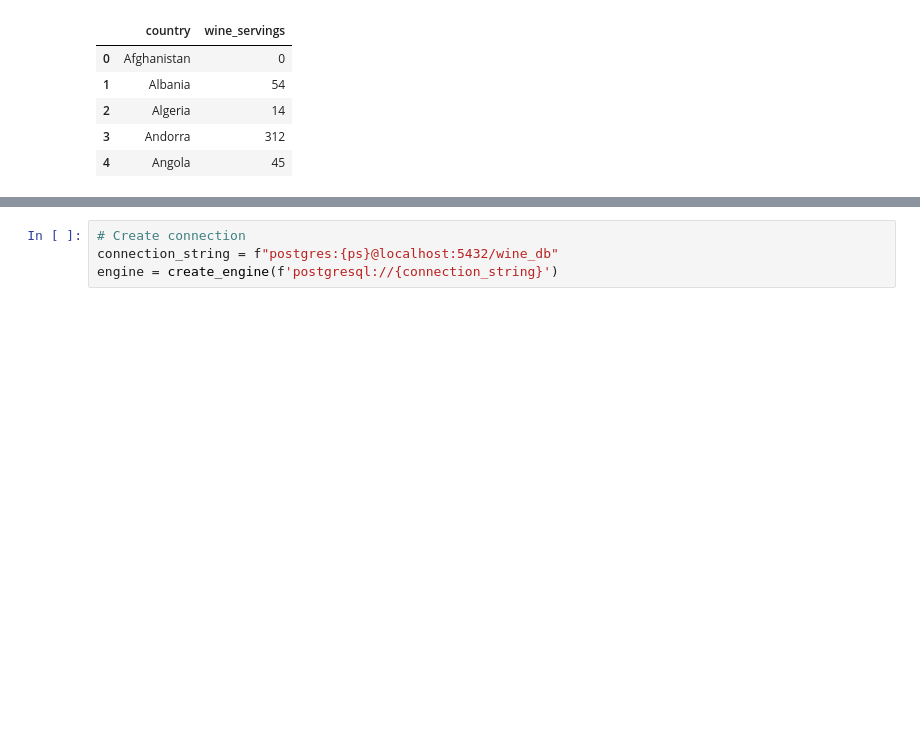
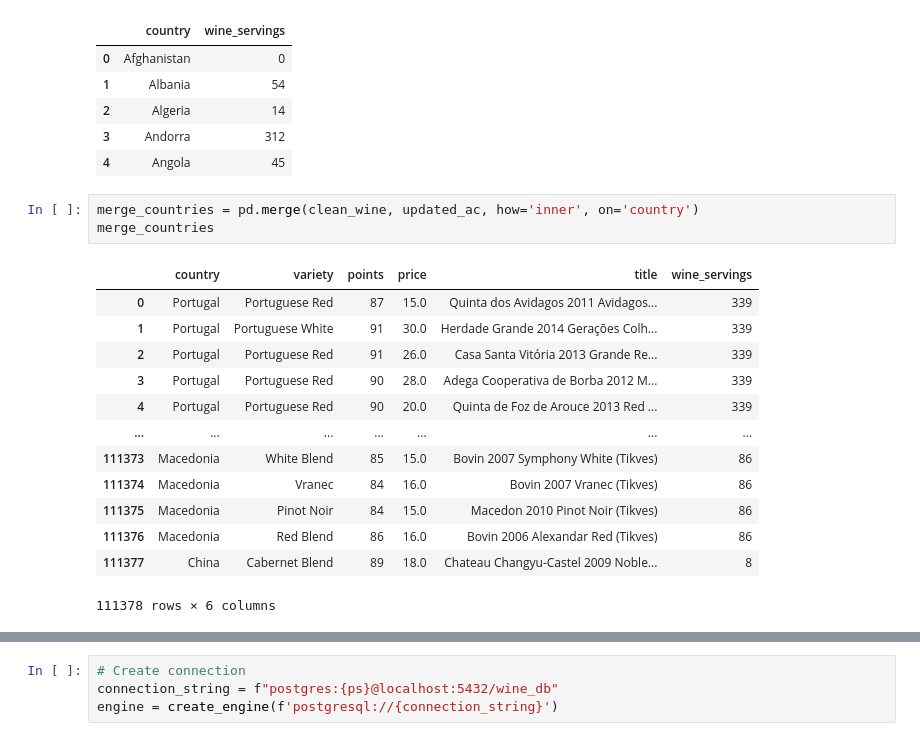
Before and after one commit to knorman123/ETL_Project, a Jupyter notebook: transform.ipynb, the cells around one changed output, grey strips where cells are left out. Drawn from its saved outputs; the diff is of its cells as text; blank space fills up the shorter version.

Commit message:
merged df on country, added tables

```diff
--- a/transform.ipynb
+++ b/transform.ipynb
@@ -110,3 +110,20 @@ updated_ac.head()
 | 2 | Algeria | 14 |
 | 3 | Andorra | 312 |
 | 4 | Angola | 45 |
+# %%
+merge_countries = pd.merge(clean_wine, updated_ac, how='inner', on='country')
+merge_countries
+# %% [output]
+|  | country | variety | points | price | title | wine_servings |
+| 0 | Portugal | Portuguese Red | 87 | 15.0 | Quinta dos Avidagos 2011 Avidagos... | 339 |
+| 1 | Portugal | Portuguese White | 91 | 30.0 | Herdade Grande 2014 Gerações Colh... | 339 |
+| 2 | Portugal | Portuguese Red | 91 | 26.0 | Casa Santa Vitória 2013 Grande Re... | 339 |
+| 3 | Portugal | Portuguese Red | 90 | 28.0 | Adega Cooperativa de Borba 2012 M... | 339 |
+| 4 | Portugal | Portuguese Red | 90 | 20.0 | Quinta de Foz de Arouce 2013 Red ... | 339 |
+| ... | ... | ... | ... | ... | ... | ... |
+| 111373 | Macedonia | White Blend | 85 | 15.0 | Bovin 2007 Symphony White (Tikves) | 86 |
+| 111374 | Macedonia | Vranec | 84 | 16.0 | Bovin 2007 Vranec (Tikves) | 86 |
+| 111375 | Macedonia | Pinot Noir | 84 | 15.0 | Macedon 2010 Pinot Noir (Tikves) | 86 |
+| 111376 | Macedonia | Red Blend | 86 | 16.0 | Bovin 2006 Alexandar Red (Tikves) | 86 |
+| 111377 | China | Cabernet Blend | 89 | 18.0 | Chateau Changyu-Castel 2009 Noble... | 8 |
+111378 rows × 6 columns
```
Also changed, not shown: parts of 2 cells of this notebook.
